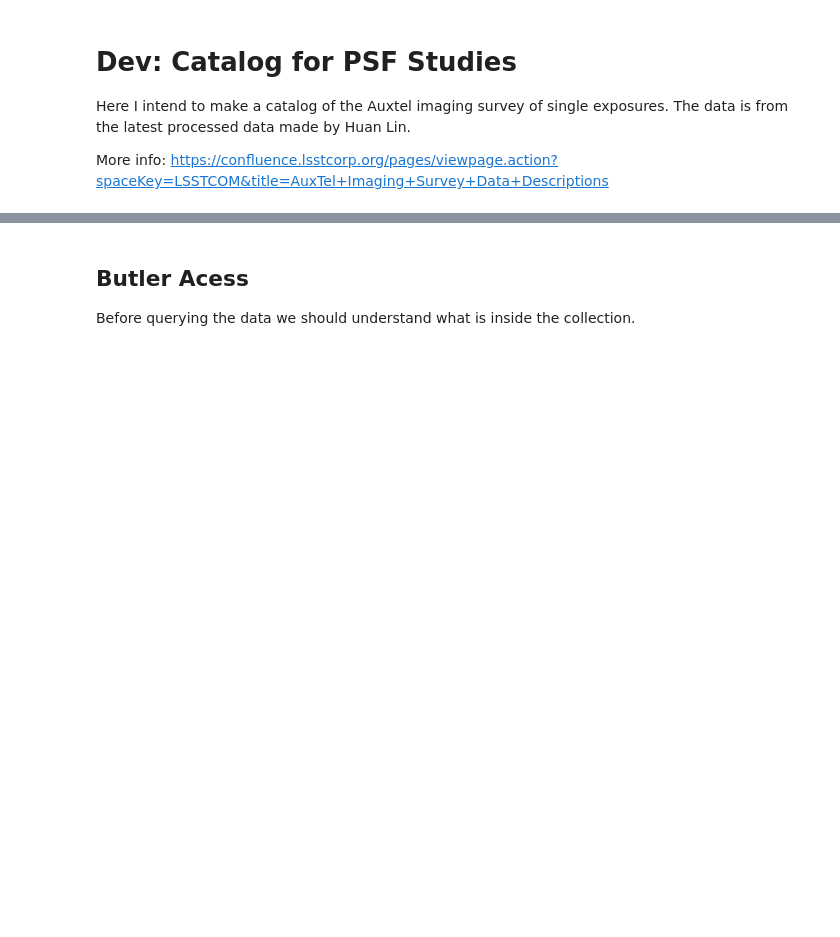
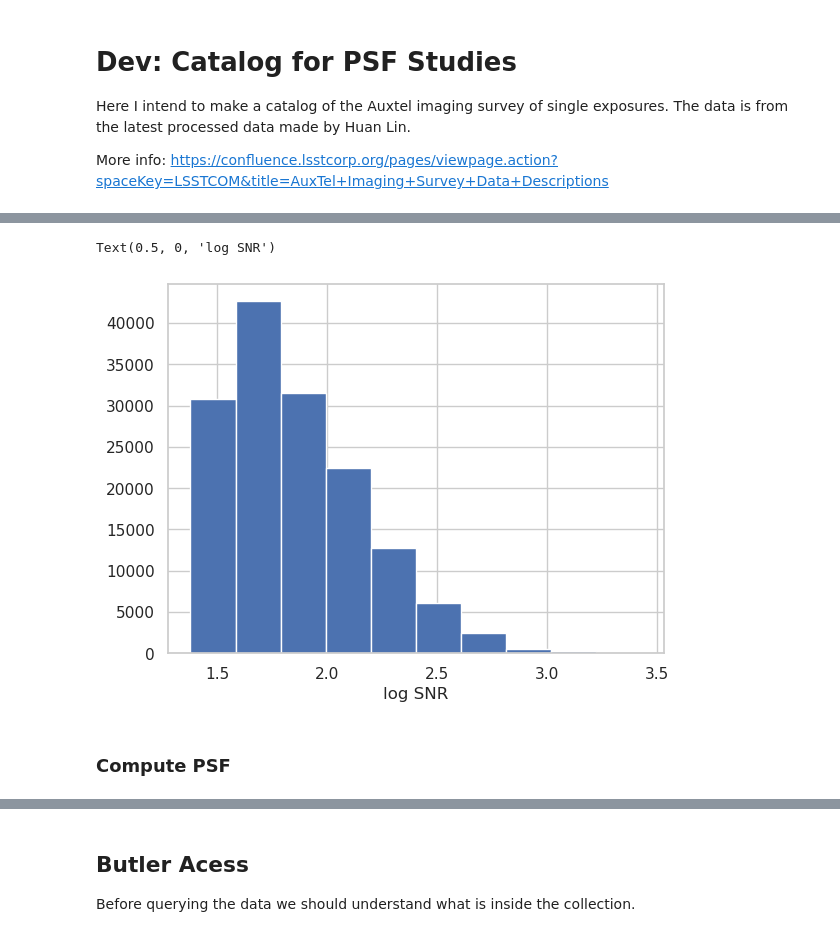
Before and after one commit to estevesjh/ImageQualityAuxTel, a Jupyter notebook: notebooks/query_collection.ipynb, the cells around one changed output, grey strips where cells are left out. Saved outputs shown, nothing was run; the diff lists cells and outputs as text; code cells hidden in the pictures; blank space fills up the shorter version.

```diff
--- a/notebooks/query_collection.ipynb
+++ b/notebooks/query_collection.ipynb
@@ -19,0 +90,8 @@ Today is: 01042024
+# %%
+np.log10(dstar.snr).hist()
+plt.xlabel('log SNR')
+# %% [output]
+Text(0.5, 0, 'log SNR')
+[figure, added]
+# %% [markdown]
+### Compute PSF
```
Also changed, not shown: parts of 67 cells of this notebook, 6 other files.
